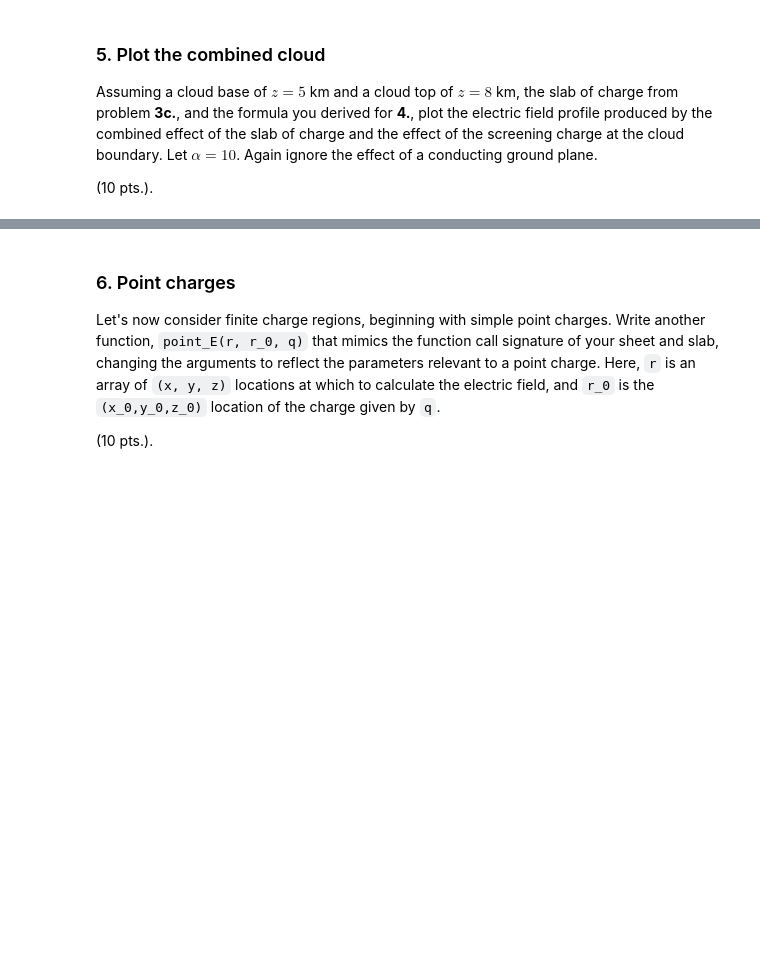
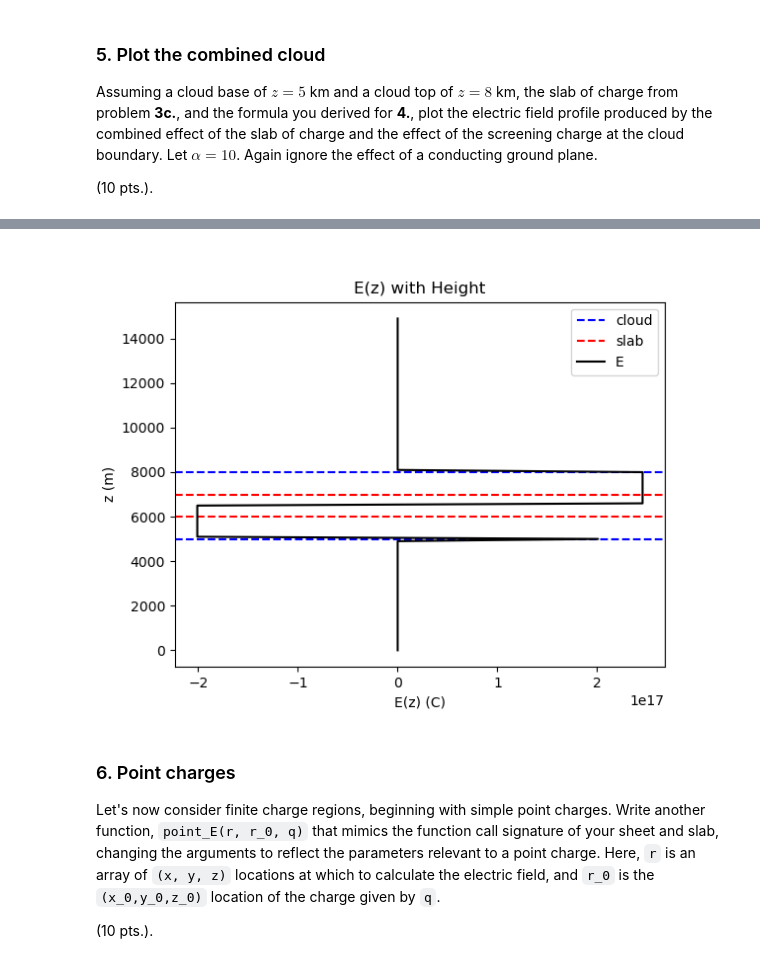
Before and after one commit to JuliaBuhrman/atmo_electricity, a Jupyter notebook: hw2.ipynb, the cells around one changed output, grey strips where cells are left out. Saved outputs shown, nothing was run; the diff lists cells and outputs as text; code cells hidden in the pictures; blank space fills up the shorter version.

```diff
--- a/hw2.ipynb
+++ b/hw2.ipynb
@@ -426,0 +446,4 @@ Assuming a cloud base of $z=5$ km and a cloud top of $z=8$ km, the slab of charg
+# %%
+E_cld = E_with_cld(all_z, z_cld_bot, z_cld_top, alpha, E_c)
+# %%
+E_all = E_cld + E_c
@@ -427,3 +470,17 @@ Assuming a cloud base of $z=5$ km and a cloud top of $z=8$ km, the slab of charg
+# %%
+fig = plt.figure()
+plt.axhline(y=8e3, linestyle='--', color='blue', label='cloud')
+plt.axhline(y=5e3, linestyle='--', color='blue')
+plt.axhline(y=6e3, linestyle='--', color='red')
+plt.axhline(y=7e3, linestyle='--', color='red', label='slab')
+plt.plot(E_all, all_z, color='black', label='E')
+plt.legend()
+plt.xlabel('E(z) (C)')
+plt.ylabel('z (m)')
+plt.title('E(z) with Height')
+plt.show()
+# %% [output]
+[figure, added]
 # %% [markdown]
 ### 6. Point charges
 
```
Also changed, not shown: parts of 46 cells of this notebook.
